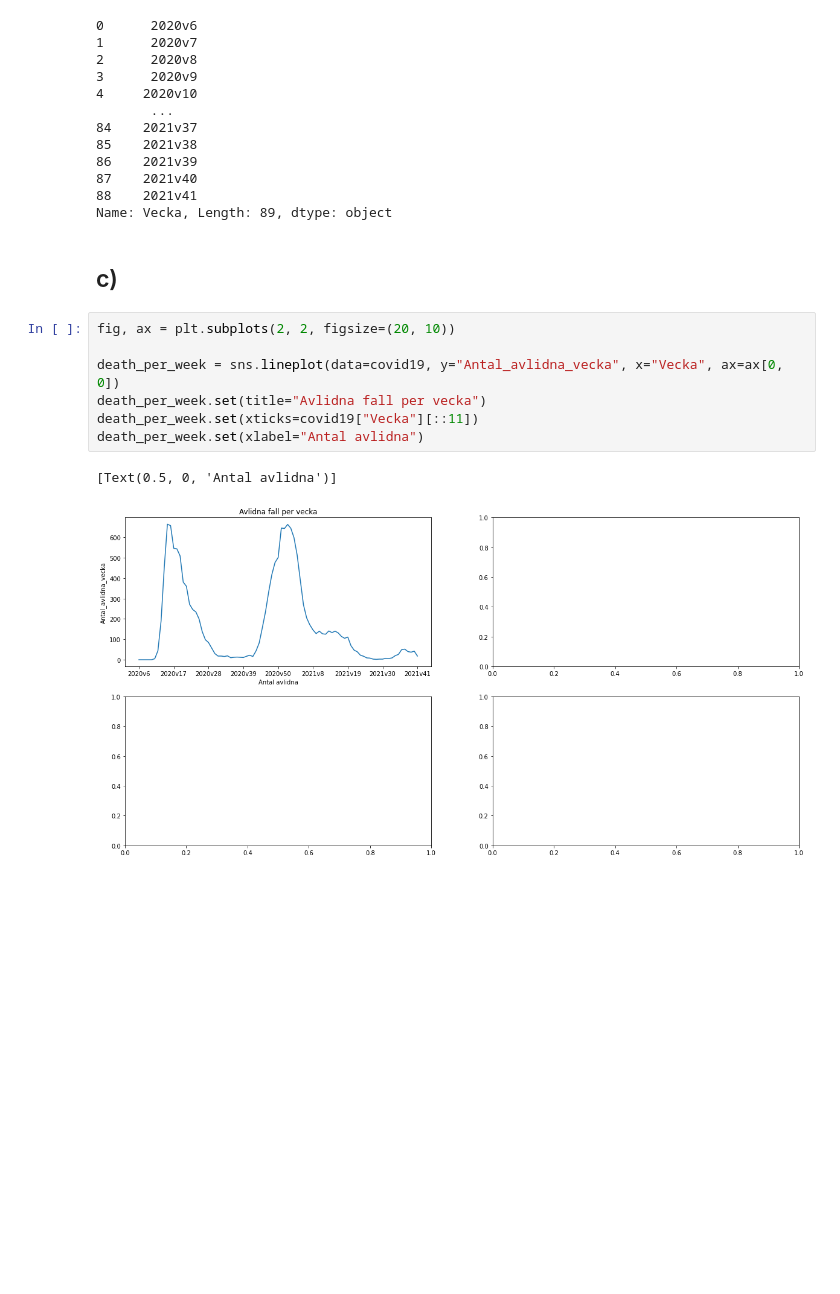
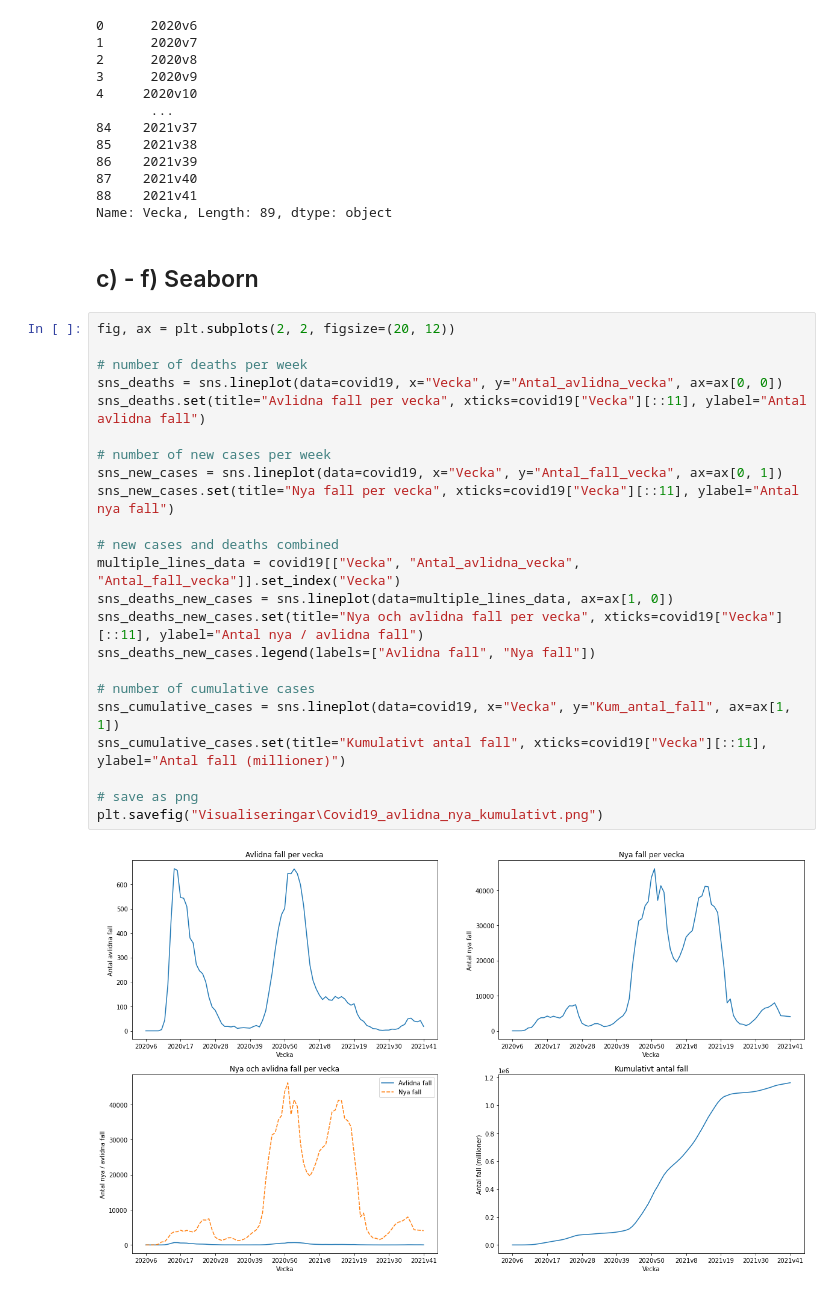
Before and after one commit to cseander/Databehandling-Christopher-Seander, a Jupyter notebook: Labs/Lab1.ipynb, the cells around one changed output. Saved outputs shown, nothing was run; the diff lists cells and outputs as text; blank space fills up the shorter version.

```diff
--- a/Labs/Lab1.ipynb
+++ b/Labs/Lab1.ipynb
@@ -101,14 +101,29 @@ covid19["Vecka"]
 88    2021v41
 Name: Vecka, Length: 89, dtype: object
 # %% [markdown]
-## c)
+## c) - f) Seaborn
-# %%
-fig, ax = plt.subplots(2, 2, figsize=(20, 10))
-
-death_per_week = sns.lineplot(data=covid19, y="Antal_avlidna_vecka", x="Vecka", ax=ax[0, 0])
-death_per_week.set(title="Avlidna fall per vecka")
-death_per_week.set(xticks=covid19["Vecka"][::11])
-death_per_week.set(xlabel="Antal avlidna")
-# %% [output]
-[Text(0.5, 0, 'Antal avlidna')]
-[figure, removed]
+# %%
+fig, ax = plt.subplots(2, 2, figsize=(20, 12))
+
+# number of deaths per week
+sns_deaths = sns.lineplot(data=covid19, x="Vecka", y="Antal_avlidna_vecka", ax=ax[0, 0])
+sns_deaths.set(title="Avlidna fall per vecka", xticks=covid19["Vecka"][::11], ylabel="Antal avlidna fall")
+
+# number of new cases per week
+sns_new_cases = sns.lineplot(data=covid19, x="Vecka", y="Antal_fall_vecka", ax=ax[0, 1])
+sns_new_cases.set(title="Nya fall per vecka", xticks=covid19["Vecka"][::11], ylabel="Antal nya fall")
+
+# new cases and deaths combined
+multiple_lines_data = covid19[["Vecka", "Antal_avlidna_vecka", "Antal_fall_vecka"]].set_index("Vecka")
+sns_deaths_new_cases = sns.lineplot(data=multiple_lines_data, ax=ax[1, 0])
+sns_deaths_new_cases.set(title="Nya och avlidna fall per vecka", xticks=covid19["Vecka"][::11], ylabel="Antal nya / avlidna fall")
+sns_deaths_new_cases.legend(labels=["Avlidna fall", "Nya fall"])
+
+# number of cumulative cases
+sns_cumulative_cases = sns.lineplot(data=covid19, x="Vecka", y="Kum_antal_fall", ax=ax[1, 1])
+sns_cumulative_cases.set(title="Kumulativt antal fall", xticks=covid19["Vecka"][::11], ylabel="Antal fall (millioner)")
+
+# save as png
+plt.savefig("Visualiseringar\Covid19_avlidna_nya_kumulativt.png")
+# %% [output]
+[figure, added]
```
Also changed, not shown: parts of 1 cell of this notebook.
